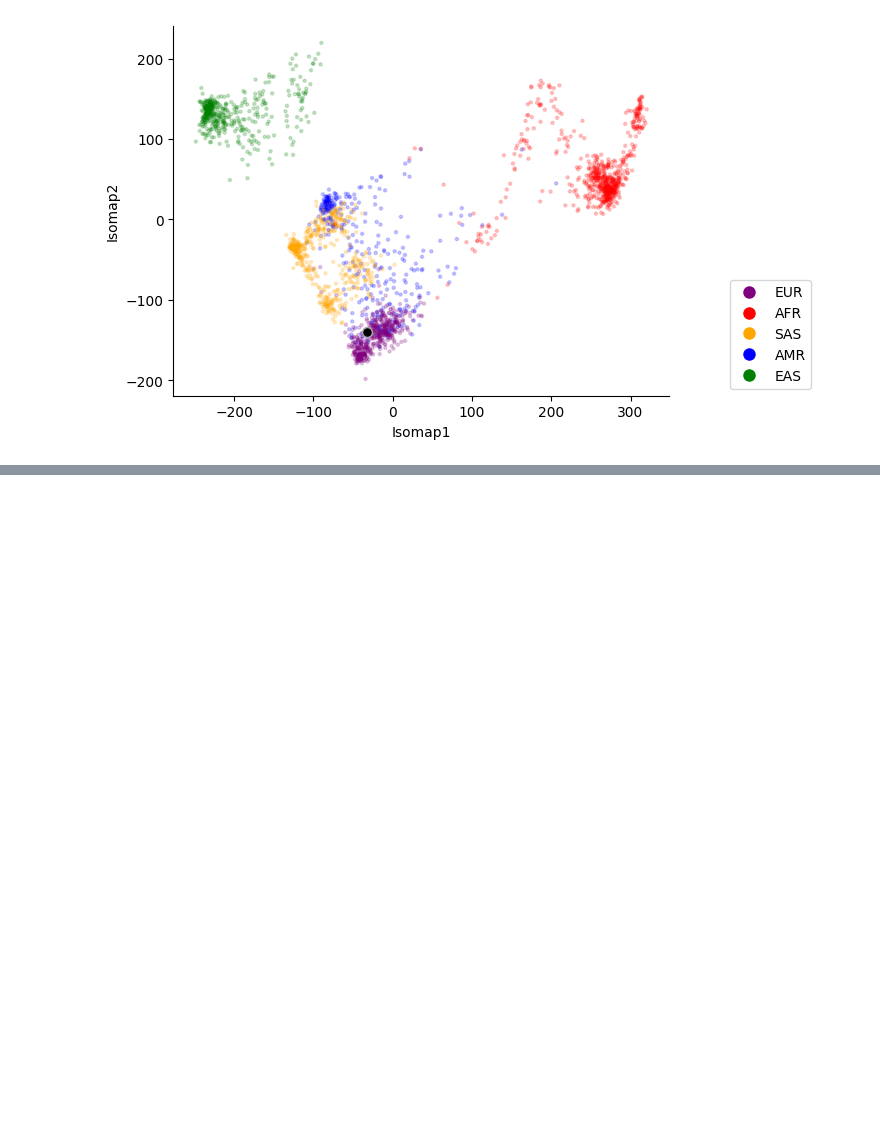
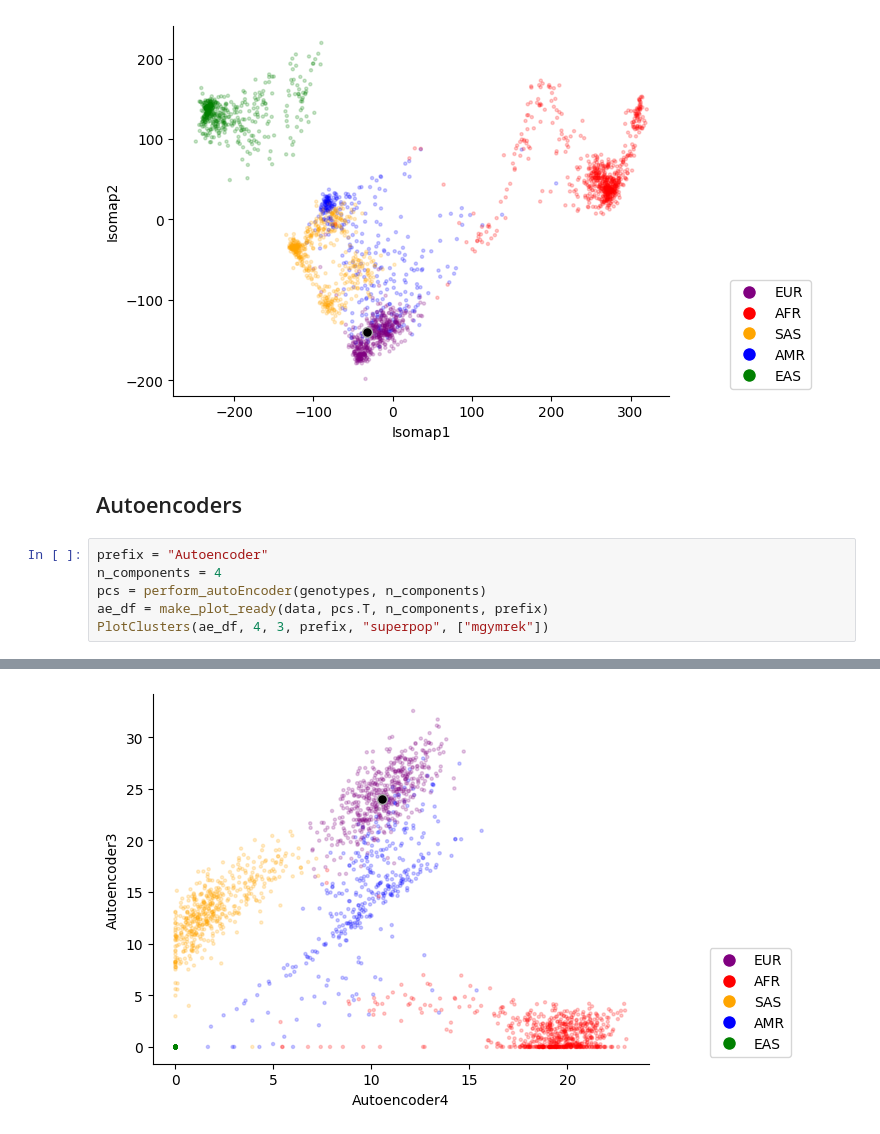
Before and after one commit to NirajYagnik/Global-Ancestry-Comparison, a Jupyter notebook: main.ipynb, the cells around one changed output, grey strips where cells are left out. Cells and saved outputs as stored; diff of their text form; blank space fills up the shorter version.

Commit message:
Updated main.ipynb and added autoencoder.py

```diff
--- a/main.ipynb
+++ b/main.ipynb
@@ -81,3 +102,12 @@ isomap_df = make_plot_ready(data, pcs.T, n_components, prefix)
 PlotClusters(isomap_df, 1, 2, prefix, "superpop", ["mgymrek"])
 # %% [output]
 [figure]
+# %% [markdown]
+## Autoencoders
+# %%
+prefix = "Autoencoder"
+n_components = 4
+pcs = perform_autoEncoder(genotypes, n_components)
+ae_df = make_plot_ready(data, pcs.T, n_components, prefix)
+PlotClusters(ae_df, 4, 3, prefix, "superpop", ["mgymrek"])
+# %% [output]
@@ -83,0 +131 @@ PlotClusters(isomap_df, 1, 2, prefix, "superpop", ["mgymrek"])
+[figure, added]
```
Also changed, not shown: parts of 8 cells of this notebook, 2 other files.
